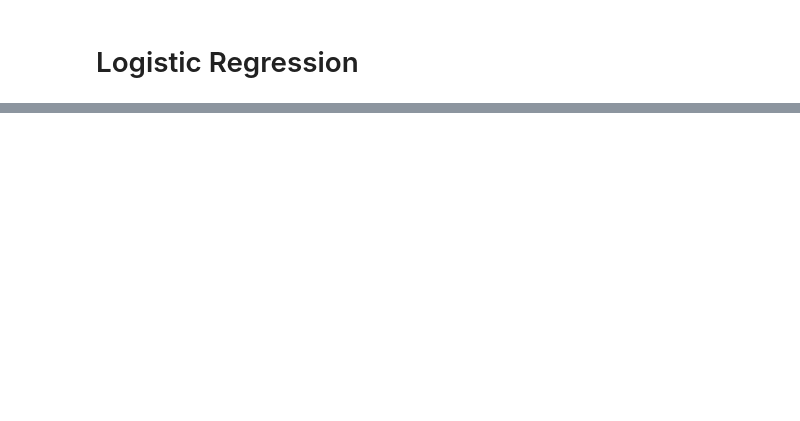
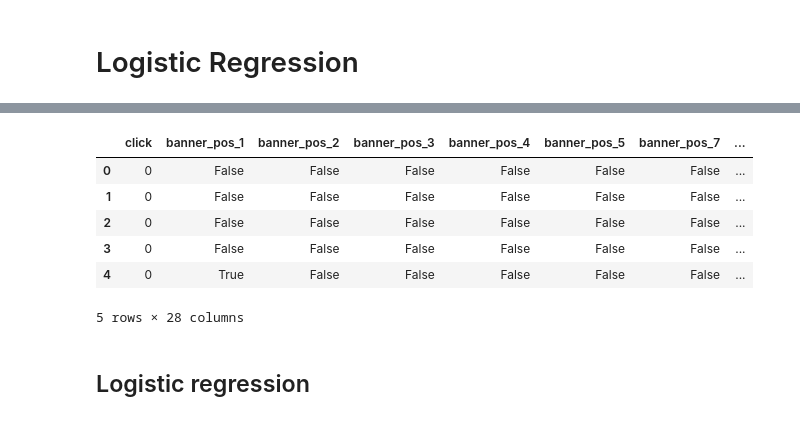
Before and after one commit to Masterslayer7/IntroToAI, a Jupyter notebook: assignments/assignment-1/01-assignment_Part-2.ipynb, the cells around one changed output, grey strips where cells are left out. Saved outputs shown, nothing was run; the diff lists cells and outputs as text; code cells hidden in the pictures; blank space fills up the shorter version.

Commit message:
Need to implement logistic regression

```diff
--- a/assignments/assignment-1/01-assignment_Part-2.ipynb
+++ b/assignments/assignment-1/01-assignment_Part-2.ipynb
@@ -22,0 +51,23 @@ AttributeError: module 'pyarrow.lib' has no attribute 'PyExtensionType'
+# %%
+
+# Using minimal features due to curse of dimensionality
+features = ['click', 'banner_pos', 'device_type', 'device_conn_type', 'C1', 'C16']
+cols_to_encode = ['banner_pos', 'device_type', 'device_conn_type', 'C1', 'C16']
+
+
+df_simple = dataset[features]
+
+# Using one hot encoding for data, need to specify colums to encode since there are some integers
+df_encoded = pd.get_dummies(df_simple, columns=cols_to_encode, drop_first=True)
+
+df_encoded.head()
+# %% [output]
+|  | click | banner_pos_1 | banner_pos_2 | banner_pos_3 | banner_pos_4 | banner_pos_5 | banner_pos_7 | ... |
+| 0 | 0 | False | False | False | False | False | False | ... |
+| 1 | 0 | False | False | False | False | False | False | ... |
+| 2 | 0 | False | False | False | False | False | False | ... |
+| 3 | 0 | False | False | False | False | False | False | ... |
+| 4 | 0 | True | False | False | False | False | False | ... |
+5 rows × 28 columns
+# %% [markdown]
+## Logistic regression
```
Also changed, not shown: parts of 5 cells of this notebook.
